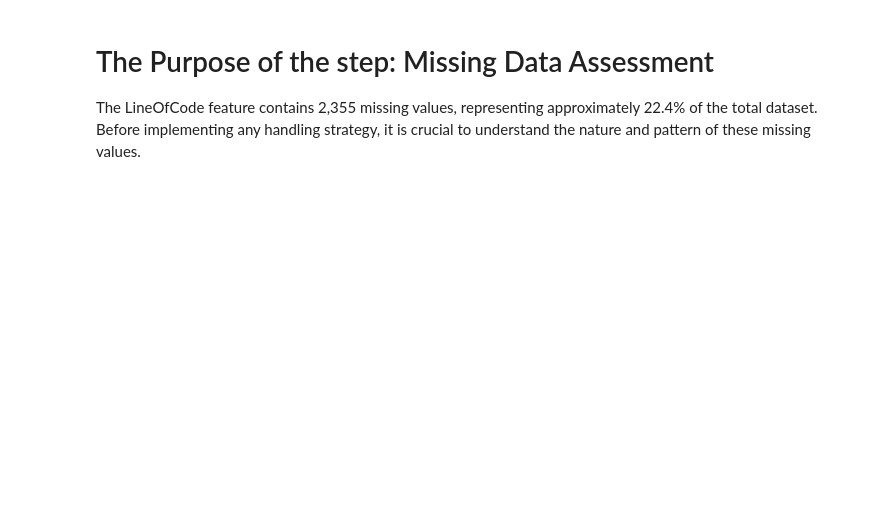
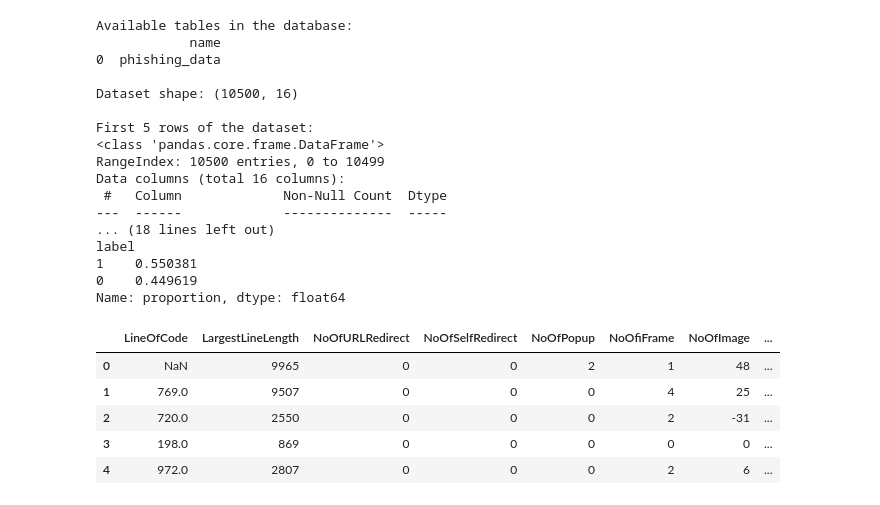
Before and after one commit to Chelseacax/aiap22-Zhao-Chenanxin-588Z, a Jupyter notebook: eda.ipynb, the cells around one changed output. Drawn from its saved outputs; the diff is of its cells as text; code cells hidden in the pictures; blank space fills up the shorter version.

```diff
--- a/eda.ipynb
+++ b/eda.ipynb
@@ -140,4 +32,71 @@ Name: proportion, dtype: float64
-# %% [markdown]
-# The Purpose of the step: Missing Data Assessment
-The LineOfCode feature contains 2,355 missing values, representing approximately 22.4% of the total dataset. Before implementing any handling strategy, it is crucial to understand the nature and pattern of these missing values.
+# %%
+# Standard library imports
+import sqlite3
+
+# Data manipulation and analysis
+import pandas as pd
+import numpy as np
+
+# Data visualization
+import matplotlib.pyplot as plt
+import seaborn as sns
+
+# Display plots inline
+%matplotlib inline
+
+# Set visualization style
+sns.set_style("whitegrid")
+plt.rcParams['figure.figsize'] = (10, 6)
+
+# Connect to SQLite database
+conn = sqlite3.connect('data/phishing.db')
+
+# List all tables in the database
+query_tables = "SELECT name FROM sqlite_master WHERE type='table';"
+tables = pd.read_sql_query(query_tables, conn)
+print("Available tables in the database:")
+print(tables)
+
+# Load the main dataset (assuming the table name is 'phishing_data')
+table_name = 'phishing_data'  # Replace with actual table name from above output
+df = pd.read_sql_query(f"SELECT * FROM {table_name}", conn)
+
+# Close database connection
+conn.close()
+
+# Display basic dataset information
+print(f"\nDataset shape: {df.shape}")
+print("\nFirst 5 rows of the dataset:")
+df.info()
+print(df['label'].value_counts(normalize=True))
+
+# remove unnamed column if exists
+if 'Unnamed: 0' in df.columns:
+    df = df.drop(columns=['Unnamed: 0'])
+
+df.head()
+# %% [output]
+Available tables in the database:
+            name
+0  phishing_data
+
+Dataset shape: (10500, 16)
+
+First 5 rows of the dataset:
+<class 'pandas.core.frame.DataFrame'>
+RangeIndex: 10500 entries, 0 to 10499
+Data columns (total 16 columns):
+ #   Column             Non-Null Count  Dtype
+---  ------             --------------  -----
+... (18 lines left out)
+label
+1    0.550381
+0    0.449619
+Name: proportion, dtype: float64
+|  | LineOfCode | LargestLineLength | NoOfURLRedirect | NoOfSelfRedirect | NoOfPopup | NoOfiFrame | NoOfImage | ... |
+| 0 | NaN | 9965 | 0 | 0 | 2 | 1 | 48 | ... |
+| 1 | 769.0 | 9507 | 0 | 0 | 0 | 4 | 25 | ... |
+| 2 | 720.0 | 2550 | 0 | 0 | 0 | 2 | -31 | ... |
+| 3 | 198.0 | 869 | 0 | 0 | 0 | 0 | 0 | ... |
+| 4 | 972.0 | 2807 | 0 | 0 | 0 | 2 | 6 | ... |
 # %% [markdown]
```
Also changed, not shown: parts of 27 cells of this notebook, 7 other files.
